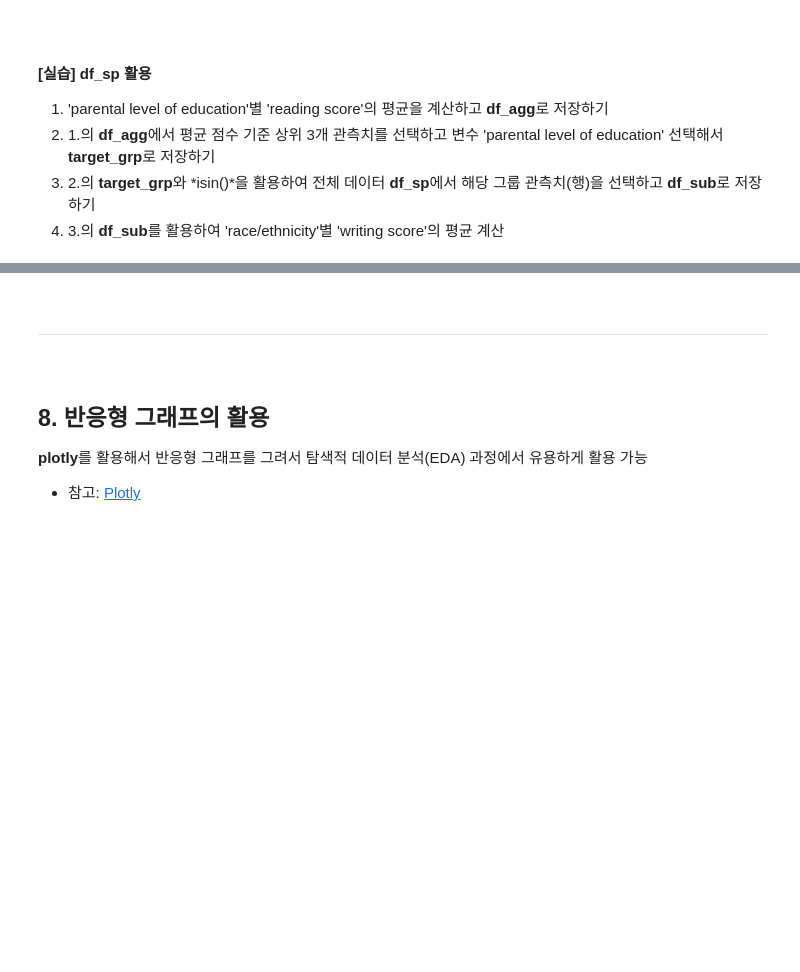
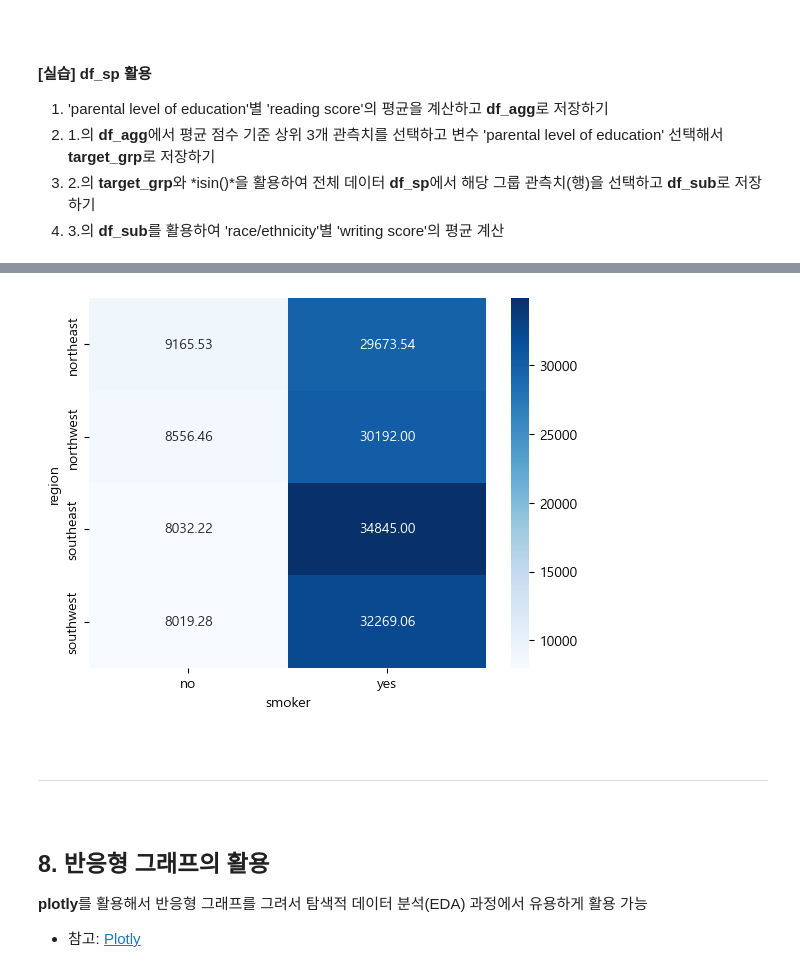
Before and after one commit to jonhpark7966/fastcampus_python_data_analysis, a Jupyter notebook: 20230516_Btime/05_데이터 집계와 시각화.ipynb, the cells around one changed output, grey strips where cells are left out. Cells and saved outputs as stored; diff of their text form; code cells hidden in the pictures; blank space fills up the shorter version.

```diff
--- a/20230516_Btime/05_데이터 집계와 시각화.ipynb
+++ b/20230516_Btime/05_데이터 집계와 시각화.ipynb
@@ -662,8 +726,9 @@ agg1.to_csv('result/result.csv', index=True)
 # %%
 # 대상 그래프 확인
 pt1 = df_ins.pivot_table(index='region', columns='smoker', values='charges', aggfunc='mean')
 plot1 = sns.heatmap(pt1, cmap='Blues', annot=True, fmt='.2f')
-plot1
+# %% [output]
+[figure, added]
 # %%
 # savefig()을 활용한 그래프 저장
 plot1.figure.savefig('result/plot1.jpg')
```
Also changed, not shown: parts of 13 cells of this notebook, 1 other file.
